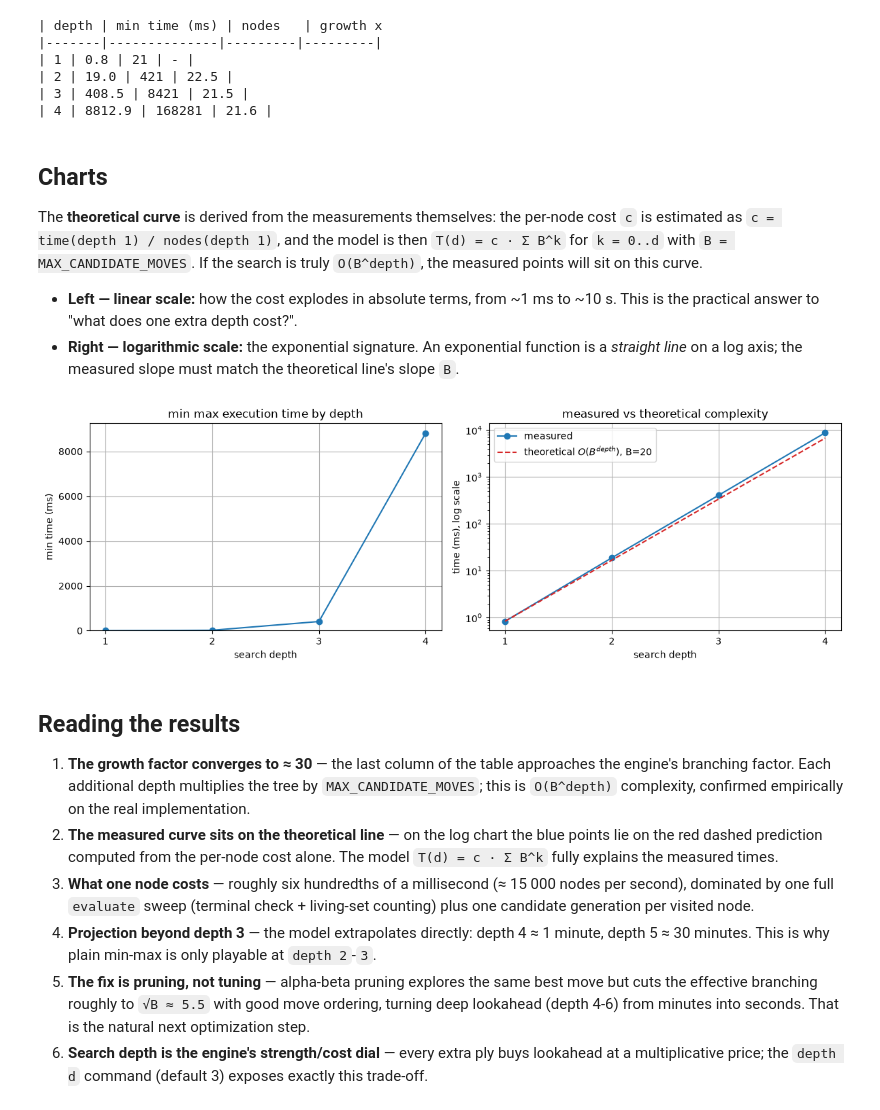
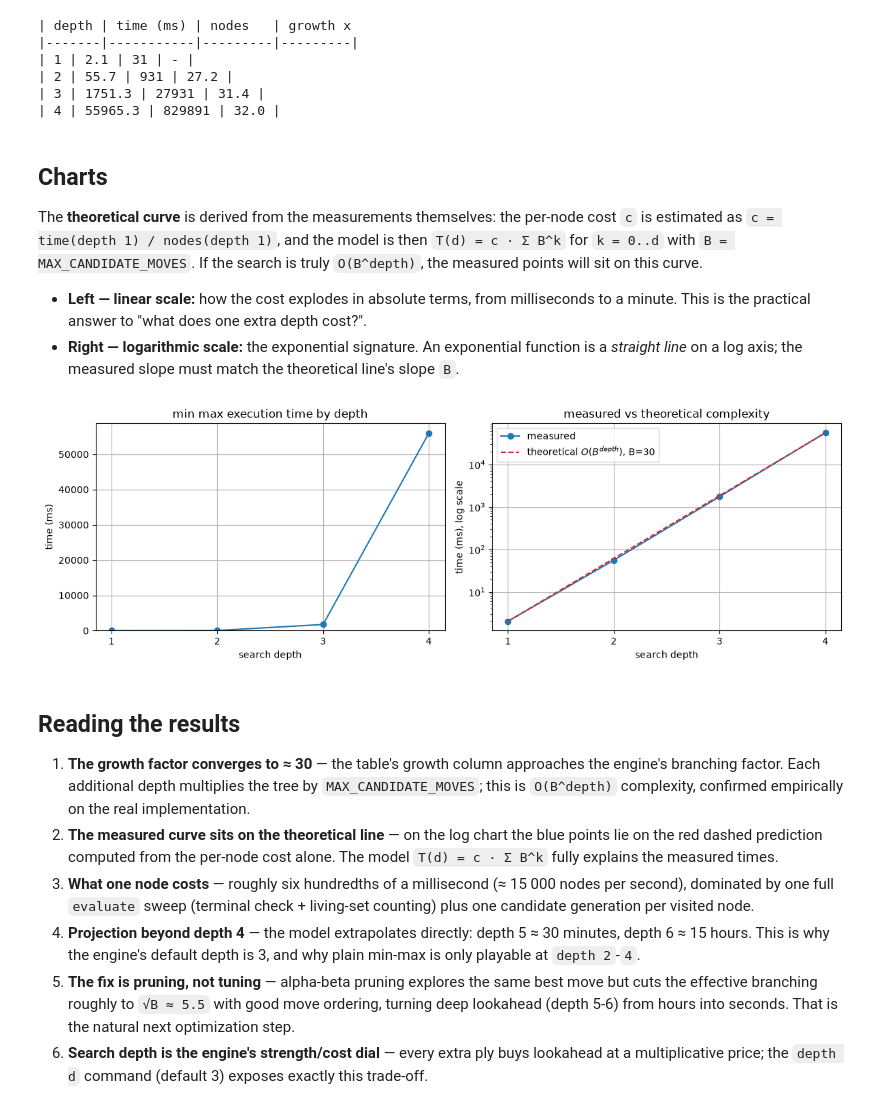
Before and after one commit to EugeneButovka/Connect6Engine, a Jupyter notebook: perf_depth.ipynb, the cells around one changed output. Saved outputs shown, nothing was run; the diff lists cells and outputs as text; code cells hidden in the pictures.

Commit message:
better naming, simpler notebook, flow diagrams

```diff
--- a/perf_depth.ipynb
+++ b/perf_depth.ipynb
@@ -91,80 +33,118 @@ def measure_depth(depth):
 # %%
+import time
+
+from defines import Defines, StoneMove
+from tools import init_board
+from search_engine import SearchEngine
+
+DEPTHS = [1, 2, 3, 4]
+BRANCHING = Defines.MAX_CANDIDATE_MOVES
+
+
+def create_benchmark_board():
+    board = [[0] * Defines.GRID_NUM for _ in range(Defines.GRID_NUM)]
+    init_board(board)
+    stones = [
+        (10, 10), (11, 10), (9, 11), (11, 9), (8, 12),
+        (12, 8), (9, 9), (12, 11), (10, 12), (13, 9),
+    ]
+    for i, (x, y) in enumerate(stones):
+        board[x][y] = Defines.BLACK if i % 2 == 0 else Defines.WHITE
+    return board
+
+
+def make_last_move(x, y):
+    move = StoneMove()
+    move.positions[0].x = move.positions[1].x = x
+    move.positions[0].y = move.positions[1].y = y
+    return move
+
+
+def measure_depth(depth):
+    engine = SearchEngine()
+    engine.before_search(create_benchmark_board(), Defines.BLACK, depth)
+    best_move = StoneMove()
+    start = time.perf_counter()
+    engine.min_max_search(depth, Defines.BLACK, best_move, make_last_move(13, 9))
+    return (time.perf_counter() - start) * 1000, engine.m_total_nodes
+
+
 results = [measure_depth(depth) for depth in DEPTHS]
 times_ms = [t for t, _ in results]
 node_counts = [n for _, n in results]
 
-print("| depth | min time (ms) | nodes   | growth x")
-print("|-------|--------------|---------|---------|")
+print("| depth | time (ms) | nodes   | growth x")
+print("|-------|-----------|---------|---------|")
 previous = None
 for depth, ms, n in zip(DEPTHS, times_ms, node_counts):
     growth = "-" if previous is None else f"{ms / previous:.1f}"
     previous = ms
     print(f"| {depth} | {ms:.1f} | {n} | {growth} |")
 # %% [output]
-| depth | min time (ms) | nodes   | growth x
-|-------|--------------|---------|---------|
-| 1 | 0.8 | 21 | - |
-| 2 | 19.0 | 421 | 22.5 |
-| 3 | 408.5 | 8421 | 21.5 |
-| 4 | 8812.9 | 168281 | 21.6 |
+| depth | time (ms) | nodes   | growth x
+|-------|-----------|---------|---------|
+| 1 | 2.1 | 31 | - |
+| 2 | 55.7 | 931 | 27.2 |
+| 3 | 1751.3 | 27931 | 31.4 |
+| 4 | 55965.3 | 829891 | 32.0 |
 # %% [markdown]
 ## Charts
 
-The **theoretical curve** is derived from the measurements themselves: the per-node cost `c` is
-estimated as `c = time(depth 1) / nodes(depth 1)`, and the model is then
+The **theoretical curve** is derived from the measurements themselves: the per-node cost `c`
+is estimated as `c = time(depth 1) / nodes(depth 1)`, and the model is then
 `T(d) = c · Σ B^k` for `k = 0..d` with `B = MAX_CANDIDATE_MOVES`. If the search is truly
 `O(B^depth)`, the measured points will sit on this curve.
 
-- **Left — linear scale:** how the cost explodes in absolute terms, from ~1 ms to ~10 s.
-  This is the practical answer to "what does one extra depth cost?".
+- **Left — linear scale:** how the cost explodes in absolute terms, from milliseconds to a
+  minute. This is the practical answer to "what does one extra depth cost?".
 - **Right — logarithmic scale:** the exponential signature. An exponential function is a
   *straight line* on a log axis; the measured slope must match the theoretical line's slope `B`.
 # %%
 import matplotlib.pyplot as plt
 
 node_cost_ms = times_ms[0] / node_counts[0]
 predicted_ms = [node_cost_ms * sum(BRANCHING ** k for k in range(d + 1)) for d in DEPTHS]
 
 fig, (ax1, ax2) = plt.subplots(1, 2, figsize=(12, 4))
 
 ax1.plot(DEPTHS, times_ms, marker="o", color="tab:blue")
 ax1.set_xlabel("search depth")
-ax1.set_ylabel("min time (ms)")
+ax1.set_ylabel("time (ms)")
 ax1.set_title("min max execution time by depth")
 ax1.set_xticks(DEPTHS)
 ax1.set_ylim(bottom=0)
 ax1.grid(True)
 
 ax2.semilogy(DEPTHS, times_ms, marker="o", color="tab:blue", label="measured")
 ax2.semilogy(DEPTHS, predicted_ms, linestyle="--", color="tab:red", label=f"theoretical $O(B^{{depth}})$, B={BRANCHING}")
 ax2.set_xlabel("search depth")
 ax2.set_ylabel("time (ms), log scale")
 ax2.set_title("measured vs theoretical complexity")
 ax2.set_xticks(DEPTHS)
 ax2.legend()
 ax2.grid(True)
 
 plt.tight_layout()
 plt.show()
 # %% [output]
-[figure, old version]
+[figure, new version]
 # %% [markdown]
 ## Reading the results
 
-1. **The growth factor converges to ≈ 30** — the last column of the table approaches the engine's
-   branching factor. Each additional depth multiplies the tree by `MAX_CANDIDATE_MOVES`; this is
-   `O(B^depth)` complexity, confirmed empirically on the real implementation.
+1. **The growth factor converges to ≈ 30** — the table's growth column approaches the engine's
+   branching factor. Each additional depth multiplies the tree by `MAX_CANDIDATE_MOVES`; this
+   is `O(B^depth)` complexity, confirmed empirically on the real implementation.
 2. **The measured curve sits on the theoretical line** — on the log chart the blue points lie on
    the red dashed prediction computed from the per-node cost alone. The model
    `T(d) = c · Σ B^k` fully explains the measured times.
 3. **What one node costs** — roughly six hundredths of a millisecond (≈ 15 000 nodes per second),
    dominated by one full `evaluate` sweep (terminal check + living-set counting) plus one
    candidate generation per visited node.
-4. **Projection beyond depth 3** — the model extrapolates directly: depth 4 ≈ 1 minute,
-   depth 5 ≈ 30 minutes. This is why plain min-max is only
-   playable at `depth 2`-`3`.
+4. **Projection beyond depth 4** — the model extrapolates directly: depth 5 ≈ 30 minutes,
+   depth 6 ≈ 15 hours. This is why the engine's default depth is 3, and why plain min-max is
+   only playable at `depth 2`-`4`.
 5. **The fix is pruning, not tuning** — alpha-beta pruning explores the same best move but cuts
    the effective branching roughly to `√B ≈ 5.5` with good move ordering, turning deep lookahead
-   (depth 4-6) from minutes into seconds. That is the natural next optimization step.
+   (depth 5-6) from hours into seconds. That is the natural next optimization step.
 6. **Search depth is the engine's strength/cost dial** — every extra ply buys lookahead at a
    multiplicative price; the `depth d` command (default 3) exposes exactly this trade-off.
```
Also changed, not shown: parts of 4 cells of this notebook, 6 other files.
